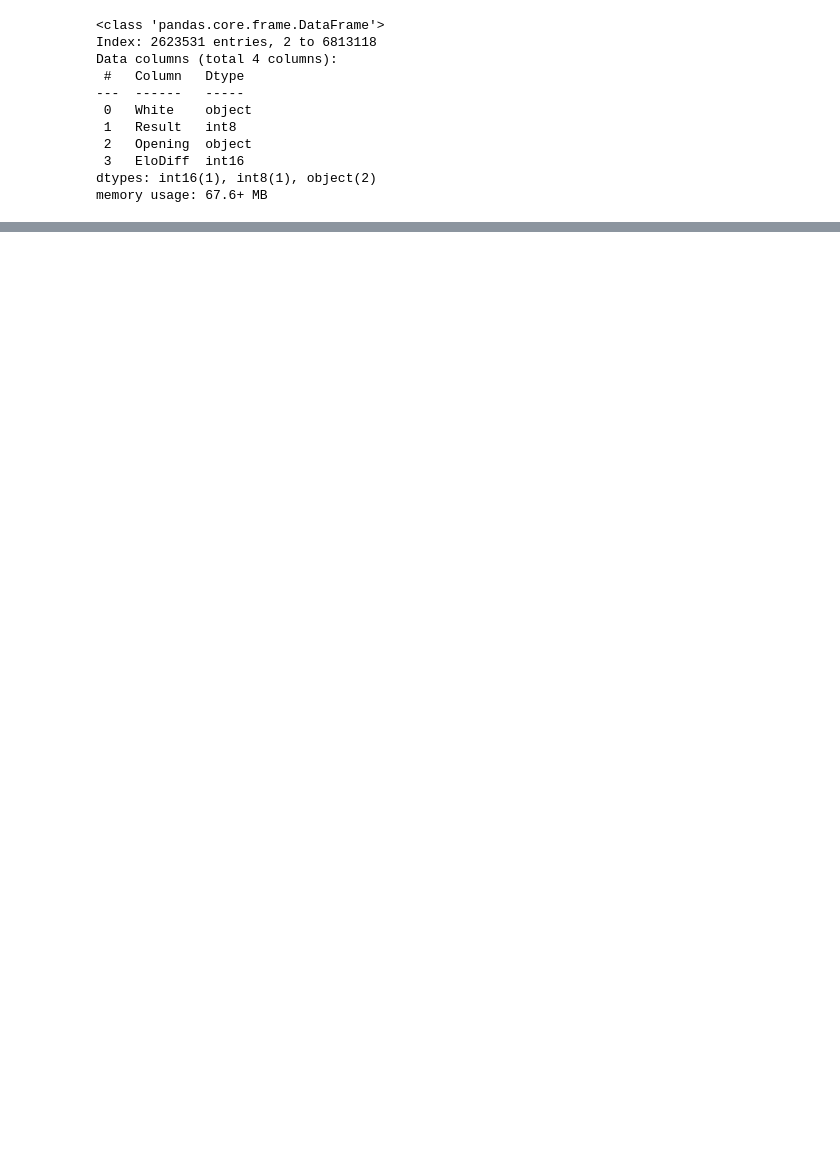
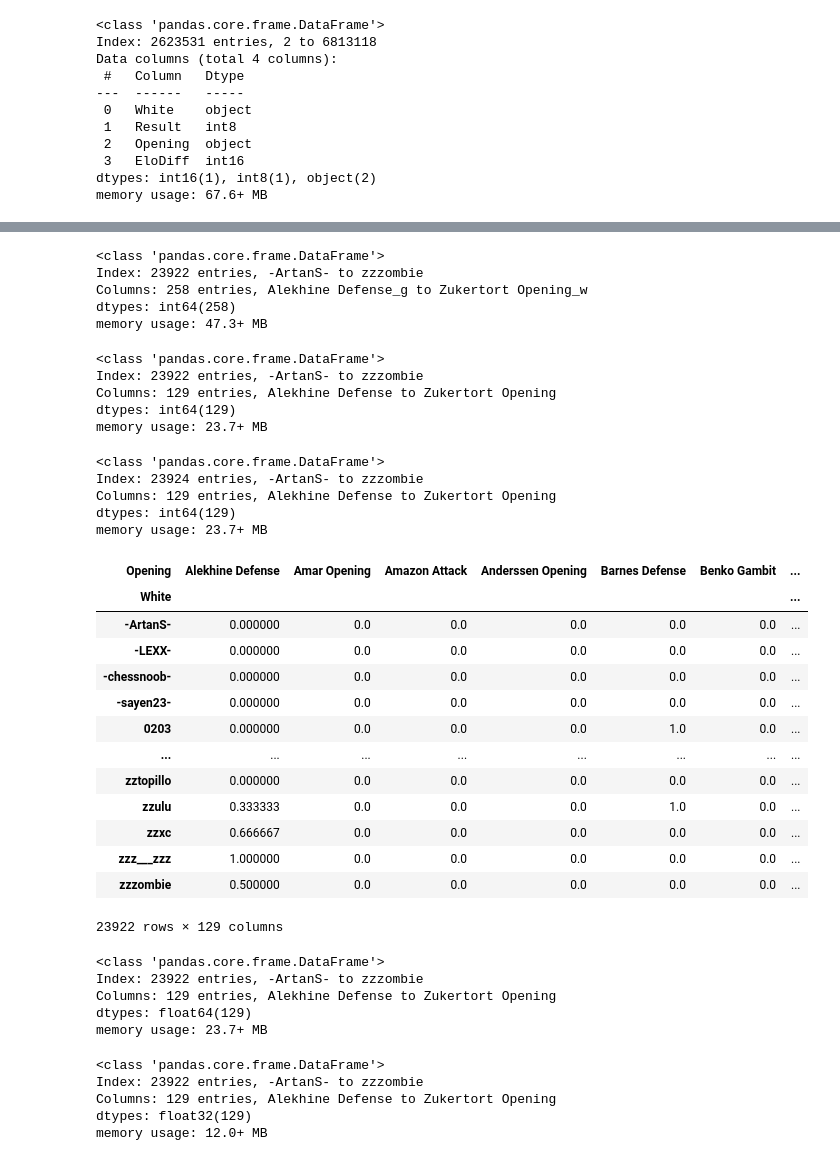
Before and after one commit to ielo03/chess-openings-analysis, a Jupyter notebook: FeatureEngineering.ipynb, the cells around one changed output, grey strips where cells are left out. Saved outputs shown, nothing was run; the diff lists cells and outputs as text; code cells hidden in the pictures; blank space fills up the shorter version.

```diff
--- a/FeatureEngineering.ipynb
+++ b/FeatureEngineering.ipynb
@@ -291,0 +302,12 @@ len(df)
+# %%
+all_openings = set(player_opening_games_df.columns)
+
+for opening in all_openings:
+    if opening not in player_opening_wins_df.columns:
+        player_opening_wins_df[opening] = 0
+
+player_opening_games_df = player_opening_games_df[sorted(player_opening_games_df.columns)]
+player_opening_wins_df = player_opening_wins_df[sorted(player_opening_wins_df.columns)]
+
+merged_df = player_opening_games_df.merge(player_opening_wins_df, left_index=True, right_index=True, suffixes=('_g', '_w'))
+merged_df
@@ -291,0 +329,68 @@ len(df)
+# %%
+merged_df.info()
+# %% [output]
+<class 'pandas.core.frame.DataFrame'>
+Index: 23922 entries, -ArtanS- to zzzombie
+Columns: 258 entries, Alekhine Defense_g to Zukertort Opening_w
+dtypes: int64(258)
+memory usage: 47.3+ MB
+# %%
+player_opening_wins_df.info()
+# %% [output]
+<class 'pandas.core.frame.DataFrame'>
+Index: 23922 entries, -ArtanS- to zzzombie
+Columns: 129 entries, Alekhine Defense to Zukertort Opening
+dtypes: int64(129)
+memory usage: 23.7+ MB
+# %%
+player_opening_games_df.info()
+# %% [output]
+<class 'pandas.core.frame.DataFrame'>
+Index: 23924 entries, -ArtanS- to zzzombie
+Columns: 129 entries, Alekhine Defense to Zukertort Opening
+dtypes: int64(129)
+memory usage: 23.7+ MB
+# %%
+for opening in all_openings:
+    merged_df[opening] = merged_df[opening + '_w'] / merged_df[opening + '_g']
+
+merged_df.drop([col for col in merged_df if '_g' in col or '_w' in col], axis=1, inplace=True)
+# %%
+merged_df = merged_df[sorted(merged_df.columns)].fillna(0)
+merged_df
+# %% [output]
+| Opening | Alekhine Defense | Amar Opening | Amazon Attack | Anderssen Opening | Barnes Defense | Benko Gambit | ... |
+| White |  |  |  |  |  |  | ... |
+| -ArtanS- | 0.000000 | 0.0 | 0.0 | 0.0 | 0.0 | 0.0 | ... |
+| -LEXX- | 0.000000 | 0.0 | 0.0 | 0.0 | 0.0 | 0.0 | ... |
+| -chessnoob- | 0.000000 | 0.0 | 0.0 | 0.0 | 0.0 | 0.0 | ... |
+| -sayen23- | 0.000000 | 0.0 | 0.0 | 0.0 | 0.0 | 0.0 | ... |
+| 0203 | 0.000000 | 0.0 | 0.0 | 0.0 | 1.0 | 0.0 | ... |
+| ... | ... | ... | ... | ... | ... | ... | ... |
+| zztopillo | 0.000000 | 0.0 | 0.0 | 0.0 | 0.0 | 0.0 | ... |
+| zzulu | 0.333333 | 0.0 | 0.0 | 0.0 | 1.0 | 0.0 | ... |
+| zzxc | 0.666667 | 0.0 | 0.0 | 0.0 | 0.0 | 0.0 | ... |
+| zzz___zzz | 1.000000 | 0.0 | 0.0 | 0.0 | 0.0 | 0.0 | ... |
+| zzzombie | 0.500000 | 0.0 | 0.0 | 0.0 | 0.0 | 0.0 | ... |
+23922 rows × 129 columns
+# %%
+merged_df.info()
+# %% [output]
+<class 'pandas.core.frame.DataFrame'>
+Index: 23922 entries, -ArtanS- to zzzombie
+Columns: 129 entries, Alekhine Defense to Zukertort Opening
+dtypes: float64(129)
+memory usage: 23.7+ MB
+# %%
+float_columns = merged_df.select_dtypes(include=['float64']).columns
+
+for col in float_columns:
+    merged_df[col] = pd.to_numeric(merged_df[col], downcast='float')
+
+merged_df.info()
+# %% [output]
+<class 'pandas.core.frame.DataFrame'>
+Index: 23922 entries, -ArtanS- to zzzombie
+Columns: 129 entries, Alekhine Defense to Zukertort Opening
+dtypes: float32(129)
+memory usage: 12.0+ MB
```
Also changed, not shown: parts of 13 cells of this notebook, 1 other file.
